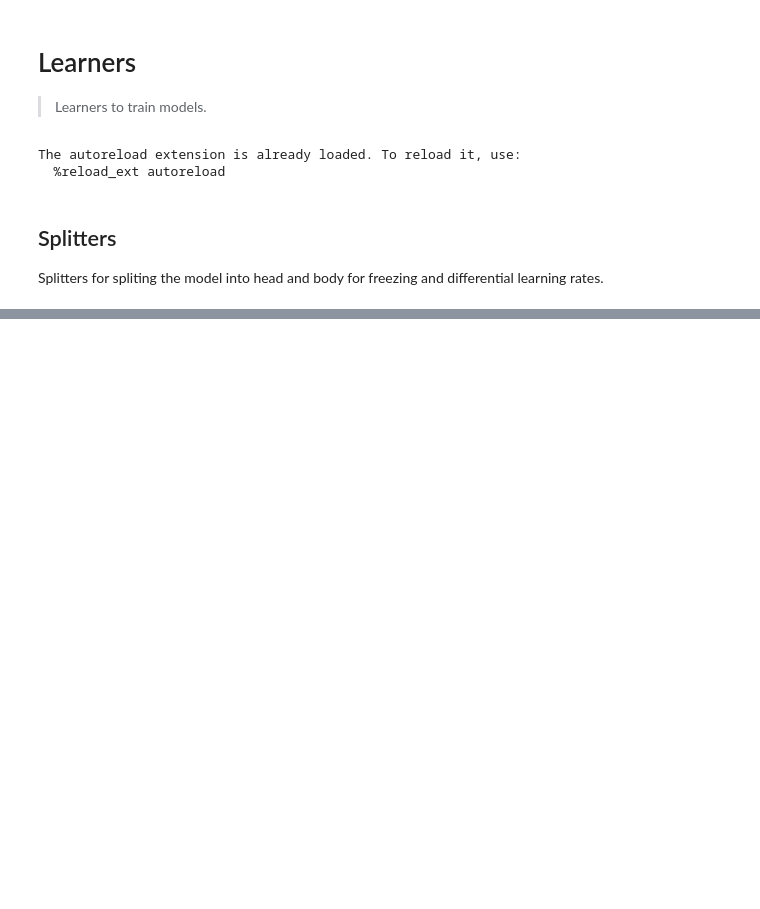
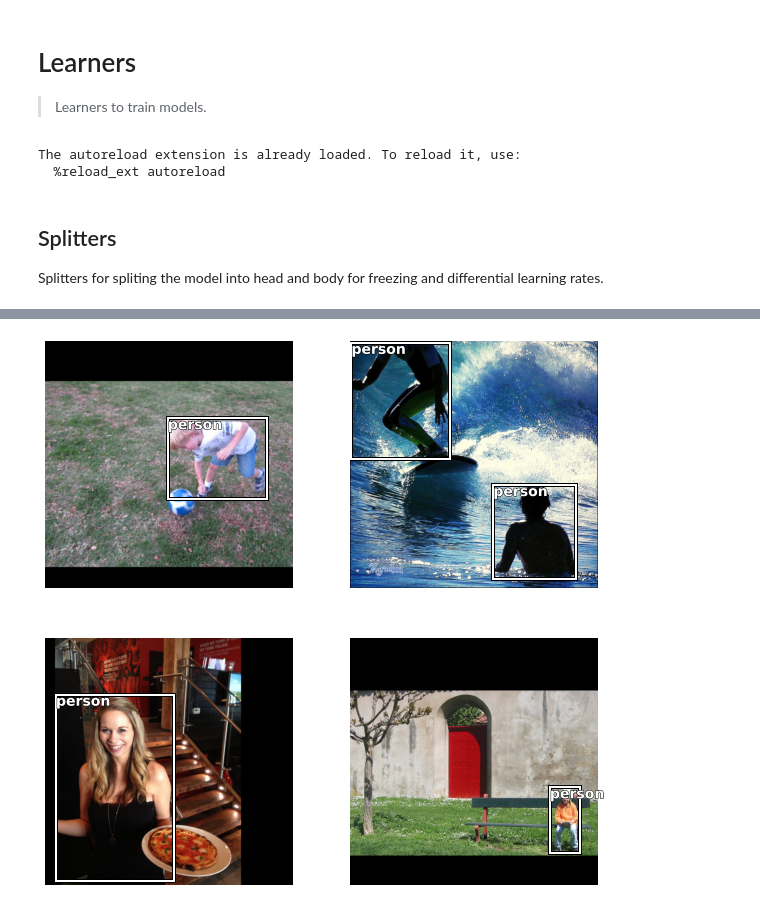
Before and after one commit to rbrtwlz/fastai_object_detection, a Jupyter notebook: notebooks/05_learners.ipynb, the cells around one changed output, grey strips where cells are left out. Saved outputs shown, nothing was run; the diff lists cells and outputs as text; code cells hidden in the pictures; blank space fills up the shorter version.

```diff
--- a/notebooks/05_learners.ipynb
+++ b/notebooks/05_learners.ipynb
@@ -271,6 +285,4 @@ df.head(2)
 # %%
-dls = ObjectDetectionDataLoaders.from_df(df, valid_pct=0.1, bs=2,
+dls = ObjectDetectionDataLoaders.from_df(df, valid_pct=0.1, bs=4,
                                         item_tfms=[Resize(512, method='pad', pad_mode='zeros')],
                                         batch_tfms=[Normalize.from_stats(*imagenet_stats)])
-
-learn = efficientdet_learner(dls, efficientdet_d0, metrics=[mAP_at_IoU40])
@@ -293,0 +289,4 @@ KeyboardInterrupt:
+# %%
+dls.show_batch(figsize=(10,10))
+# %% [output]
+[figure, added]
```
Also changed, not shown: parts of 8 cells of this notebook, 23 other files.
